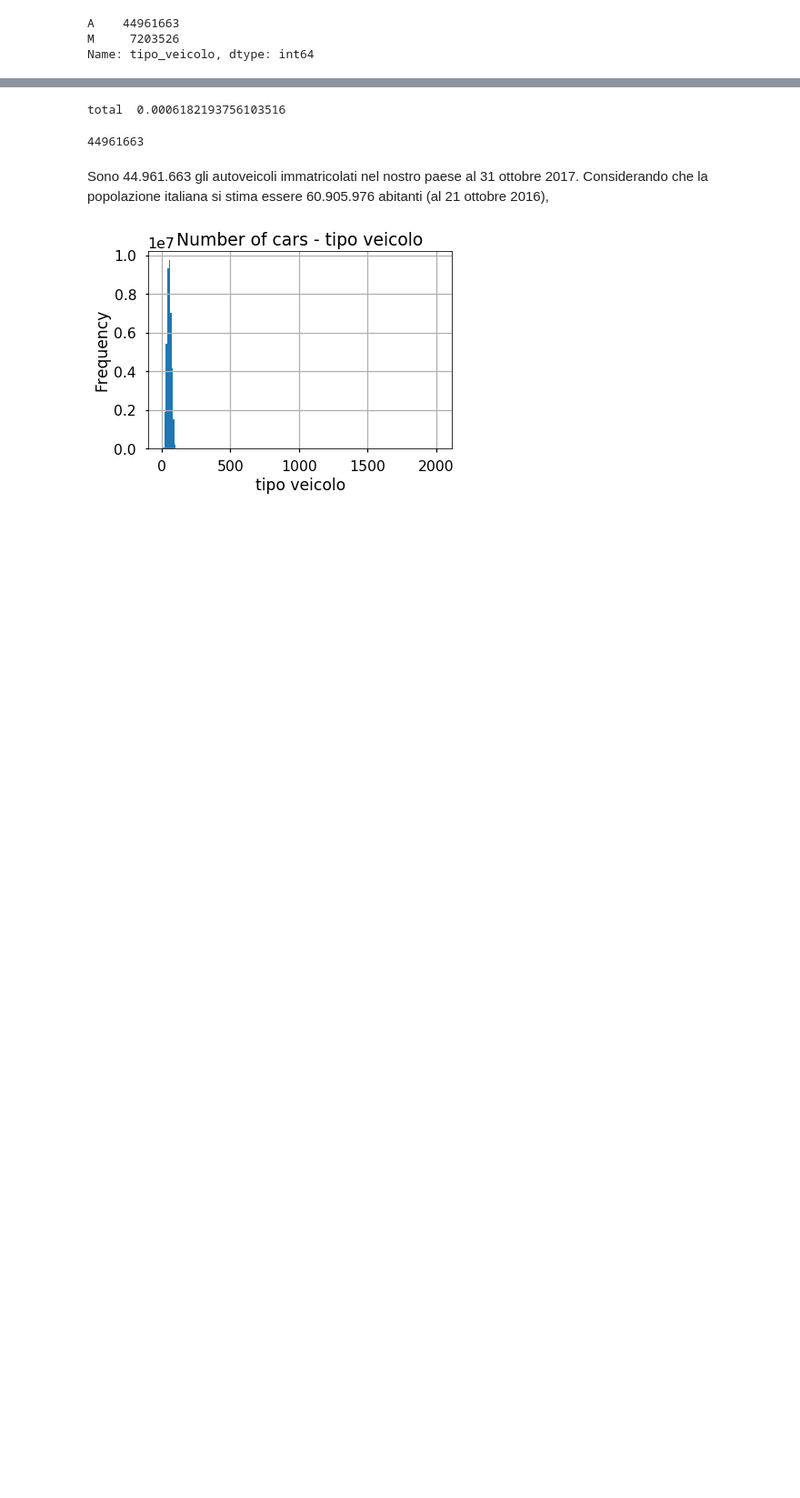
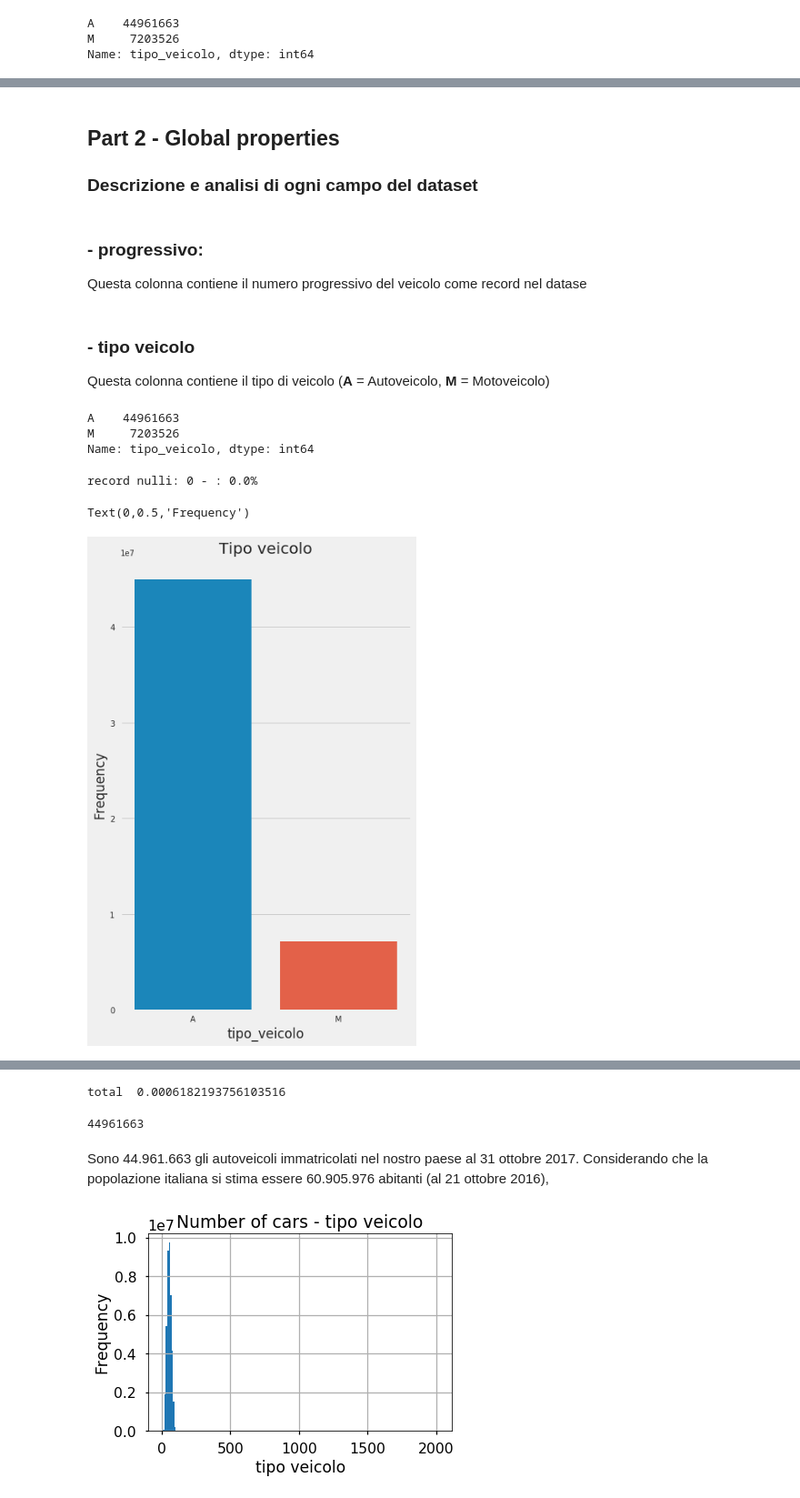
Before and after one commit to mariaclaudia/DAF_EDA_MIT_Patenti-ParcoMacchine, a Jupyter notebook: notebooks/1_MIT_Parco_Macchine_Ecologiche-Data_preparation.ipynb, the cells around one changed output, grey strips where cells are left out. Shown: that part at 91% size. Cells and saved outputs as stored; diff of their text form; code cells hidden in the pictures; blank space fills up the shorter version.

```diff
--- a/notebooks/1_MIT_Parco_Macchine_Ecologiche-Data_preparation.ipynb
+++ b/notebooks/1_MIT_Parco_Macchine_Ecologiche-Data_preparation.ipynb
@@ -32,14 +32,28 @@ In particolare verrà filtrato il campo "alimentazione" per i seguenti valori:
 - 'IBRIDO GASOLIO/ELETTRICO'
 # %%
 %matplotlib inline
+import csv
 import numpy as np
-import os
-import glob
+import scipy.stats as sp
+import pandas as pd
+import matplotlib as mpl
+import matplotlib.cm as cm
 import matplotlib.pyplot as plt
-import pandas as pd
+import matplotlib.style as style
 import seaborn as sns
+#sets up pandas table display
 pd.set_option('display.width', 500)
-pd.set_option('display.max_columns', 100)
+pd.set_option('display.max_columns', 200)
+pd.set_option('display.notebook_repr_html', True)
+
+mpl.rcParams['figure.figsize'] = (6.0, 10.0)
+
+sns.set_context("notebook")
+sns.set()
+sns.set_style("darkgrid")
+sns.set_palette(sns.color_palette("Set2", 10))
+
+style.use('fivethirtyeight')
 # %%
 pd.set_option('display.float_format', lambda x: '%.3f' % x)
 # %%
@@ -230,0 +194,28 @@ Name: eta_intestatario, dtype: float64
+# %% [markdown]
+## Part 2 - Global properties
+### Descrizione e analisi di ogni campo del dataset
+# %% [markdown]
+###  - **progressivo**:
+Questa colonna contiene il numero progressivo del veicolo come record nel datase
+# %% [markdown]
+### - tipo veicolo
+
+Questa colonna contiene il tipo di veicolo (**A** = Autoveicolo, **M** = Motoveicolo)
+# %%
+parco.tipo_veicolo.value_counts()
+# %% [output]
+A    44961663
+M     7203526
+Name: tipo_veicolo, dtype: int64
+# %%
+print ("record nulli: "+ str(parco.tipo_veicolo.isnull().sum()) +
+       " - : "+ str(round((parco.tipo_veicolo.isnull().sum()/len(parco)*100),2))+ "% ")
+# %% [output]
+record nulli: 0 - : 0.0%
+# %%
+ax = sns.countplot(x="tipo_veicolo",  data=parco)
+ax.set_title("Tipo veicolo")
+ax.set_ylabel("Frequency")
+# %% [output]
+Text(0,0.5,'Frequency')
+[figure, added]
```
Also changed, not shown: parts of 78 cells of this notebook, 1 other file.
